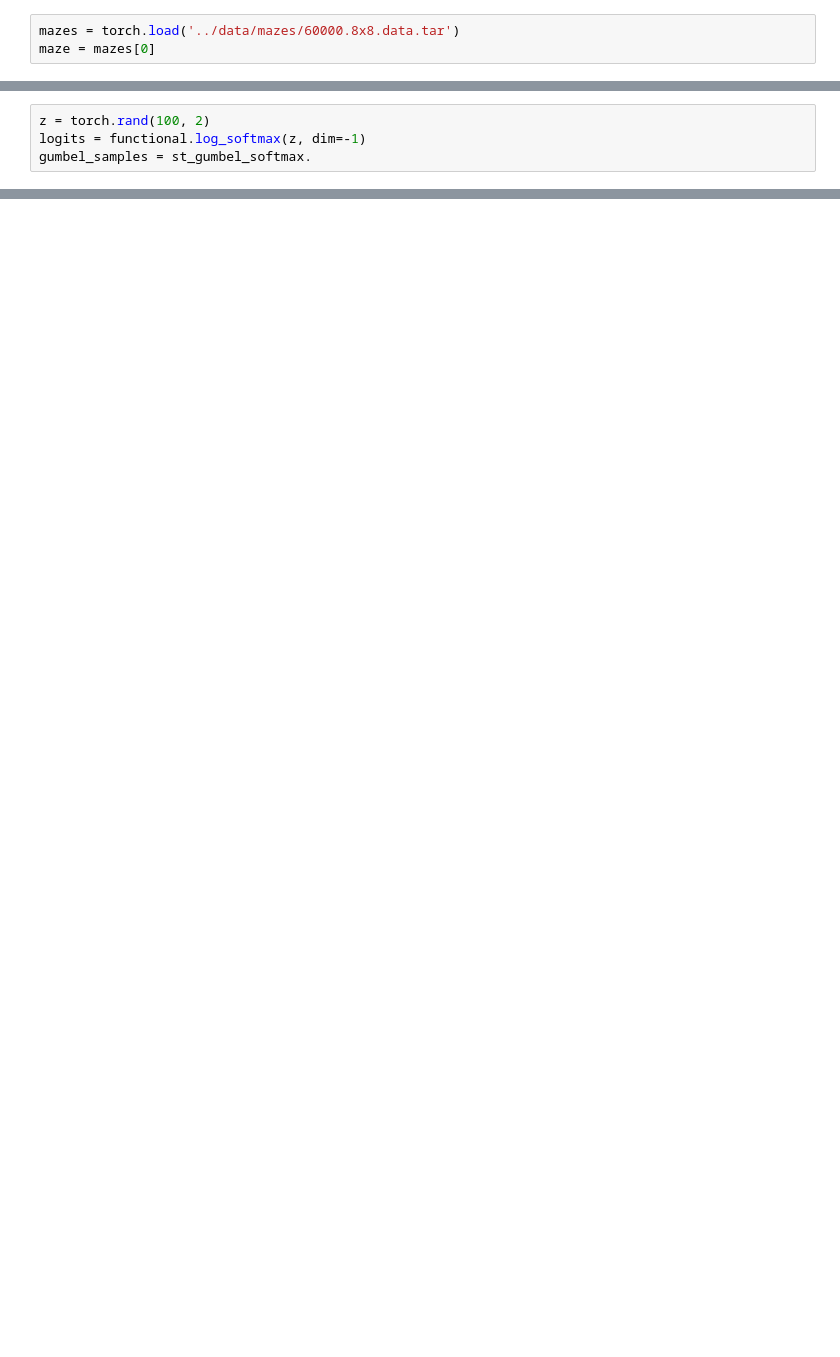
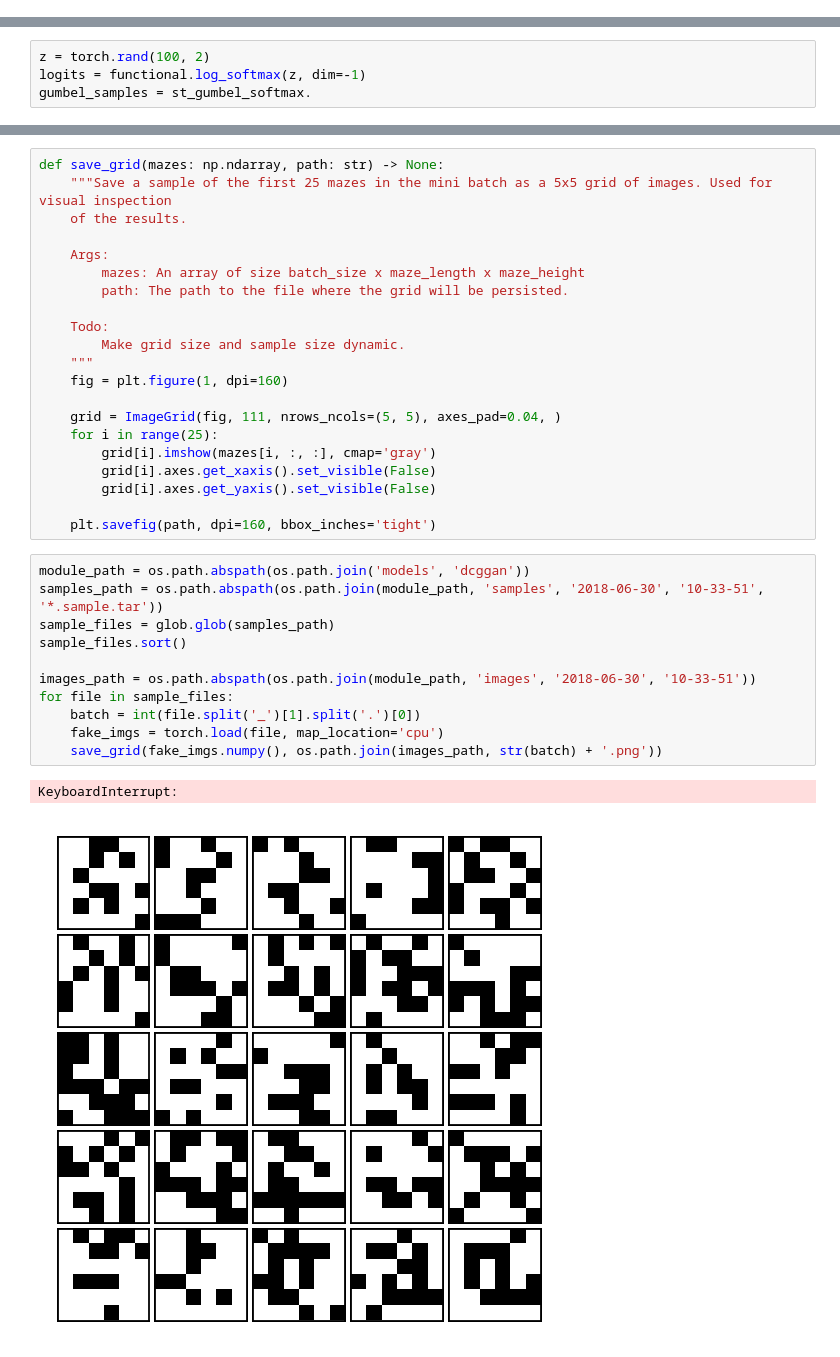
Before and after one commit to tharangni/maze-gan, a Jupyter notebook: src/notebooks/analysis.ipynb, the cells around one changed output, grey strips where cells are left out. Drawn from its saved outputs; the diff is of its cells as text; blank space fills up the shorter version.

```diff
--- a/src/notebooks/analysis.ipynb
+++ b/src/notebooks/analysis.ipynb
@@ -55,6 +37,3 @@ plt.savefig('random_vector.png', bbox_inches='tight', pad_inches=0)
-# %%
-mazes = torch.load('../data/mazes/60000.8x8.data.tar')
-maze = mazes[0]
 # %%
 # maze = maze + torch.randn(8,8) * 0.1
 # %%
@@ -176,0 +120,35 @@ calc_conv_output_size(3, 3, 2, 1, 1)
+# %%
+def save_grid(mazes: np.ndarray, path: str) -> None:
+    """Save a sample of the first 25 mazes in the mini batch as a 5x5 grid of images. Used for visual inspection
+    of the results.
+
+    Args:
+        mazes: An array of size batch_size x maze_length x maze_height
+        path: The path to the file where the grid will be persisted.
+
+    Todo:
+        Make grid size and sample size dynamic.
+    """
+    fig = plt.figure(1, dpi=160)
+
+    grid = ImageGrid(fig, 111, nrows_ncols=(5, 5), axes_pad=0.04, )
+    for i in range(25):
+        grid[i].imshow(mazes[i, :, :], cmap='gray')
+        grid[i].axes.get_xaxis().set_visible(False)
+        grid[i].axes.get_yaxis().set_visible(False)
+
+    plt.savefig(path, dpi=160, bbox_inches='tight')
+# %%
+module_path = os.path.abspath(os.path.join('models', 'dcggan'))
+samples_path = os.path.abspath(os.path.join(module_path, 'samples', '2018-06-30', '10-33-51', '*.sample.tar'))
+sample_files = glob.glob(samples_path)
+sample_files.sort()
+
+images_path = os.path.abspath(os.path.join(module_path, 'images', '2018-06-30', '10-33-51'))
+for file in sample_files:
+    batch = int(file.split('_')[1].split('.')[0])
+    fake_imgs = torch.load(file, map_location='cpu')
+    save_grid(fake_imgs.numpy(), os.path.join(images_path, str(batch) + '.png'))
+# %% [output]
+KeyboardInterrupt:
+[figure, added]
```
Also changed, not shown: parts of 15 cells of this notebook, 3 other files.
